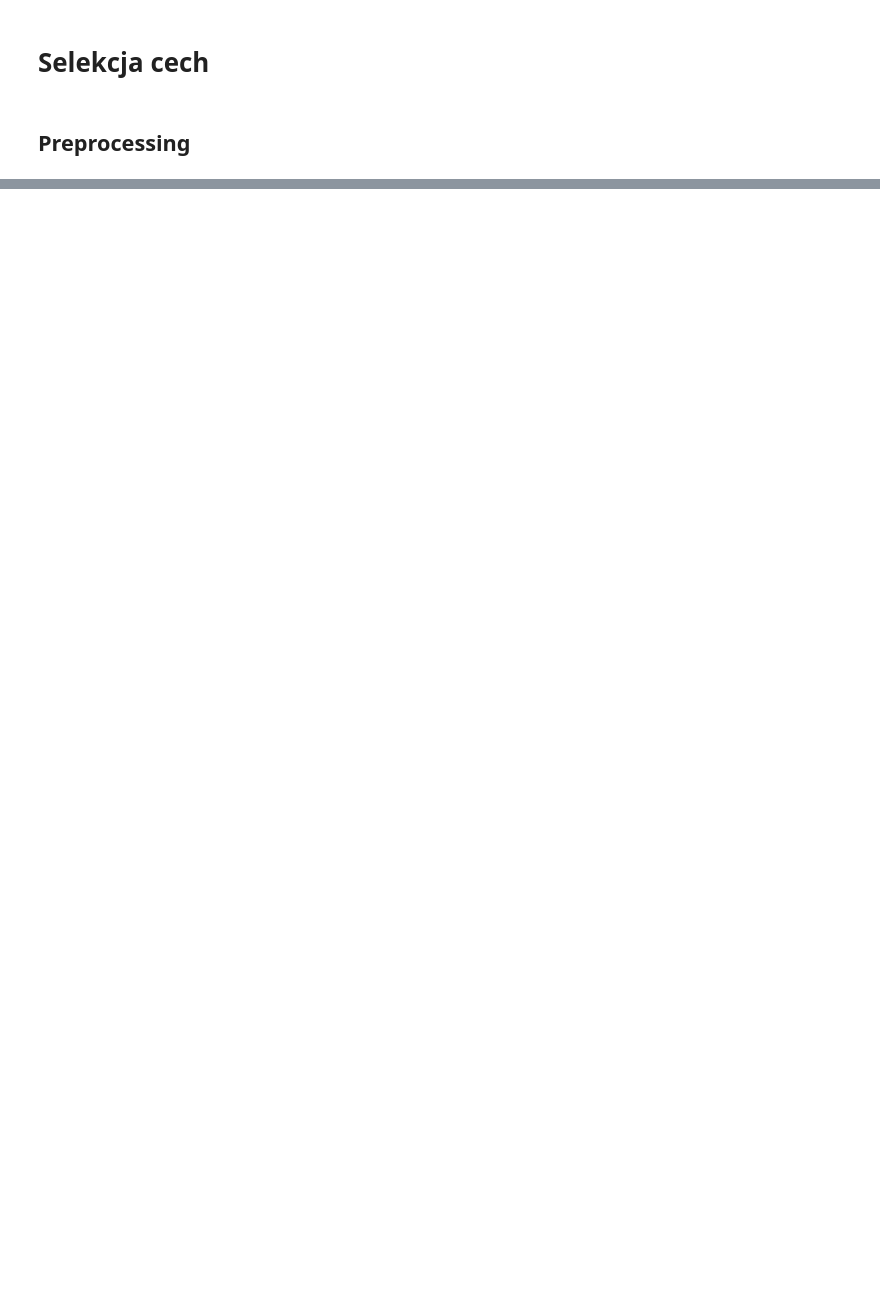
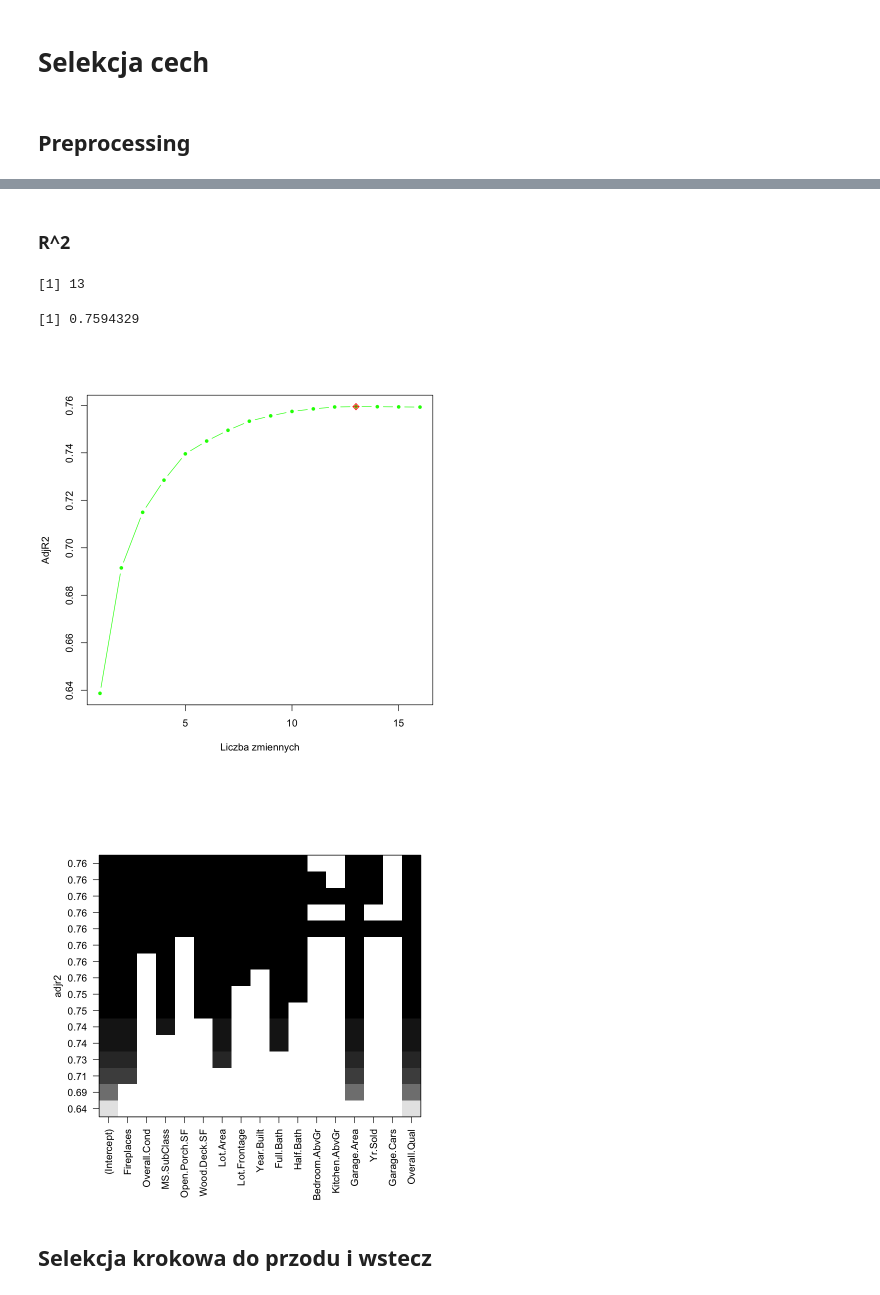
Before and after one commit to Sirtus/rmisw, a Jupyter notebook: stat/stat_proj.ipynb, the cells around one changed output, grey strips where cells are left out. Drawn from its saved outputs; the diff is of its cells as text; code cells hidden in the pictures; blank space fills up the shorter version.

```diff
--- a/stat/stat_proj.ipynb
+++ b/stat/stat_proj.ipynb
@@ -338 +407,20 @@ data_clean <- na.omit(data_clean)
+# %% [markdown]
+### R^2
+# %%
+adjr2_max = which.max(data_bs_sum$adjr2)
+adjr2_max
+data_bs_sum$adjr2[adjr2_max]
+
+plot(data_bs_sum$adjr2, xlab = "Liczba zmiennych", ylab = "AdjR2", col = "green",
+     type = "b", pch = 20)
+points(adjr2_max, data_bs_sum$adjr2[adjr2_max], col = "red", pch = 9)
+
+plot(data_bs, scale="adjr2")
+# %% [output]
+[1] 13
+[1] 0.7594329
+[figure, added]
+[figure, added]
+# %% [markdown]
+## Selekcja krokowa do przodu i wstecz
 # %%
```
Also changed, not shown: parts of 101 cells of this notebook.
